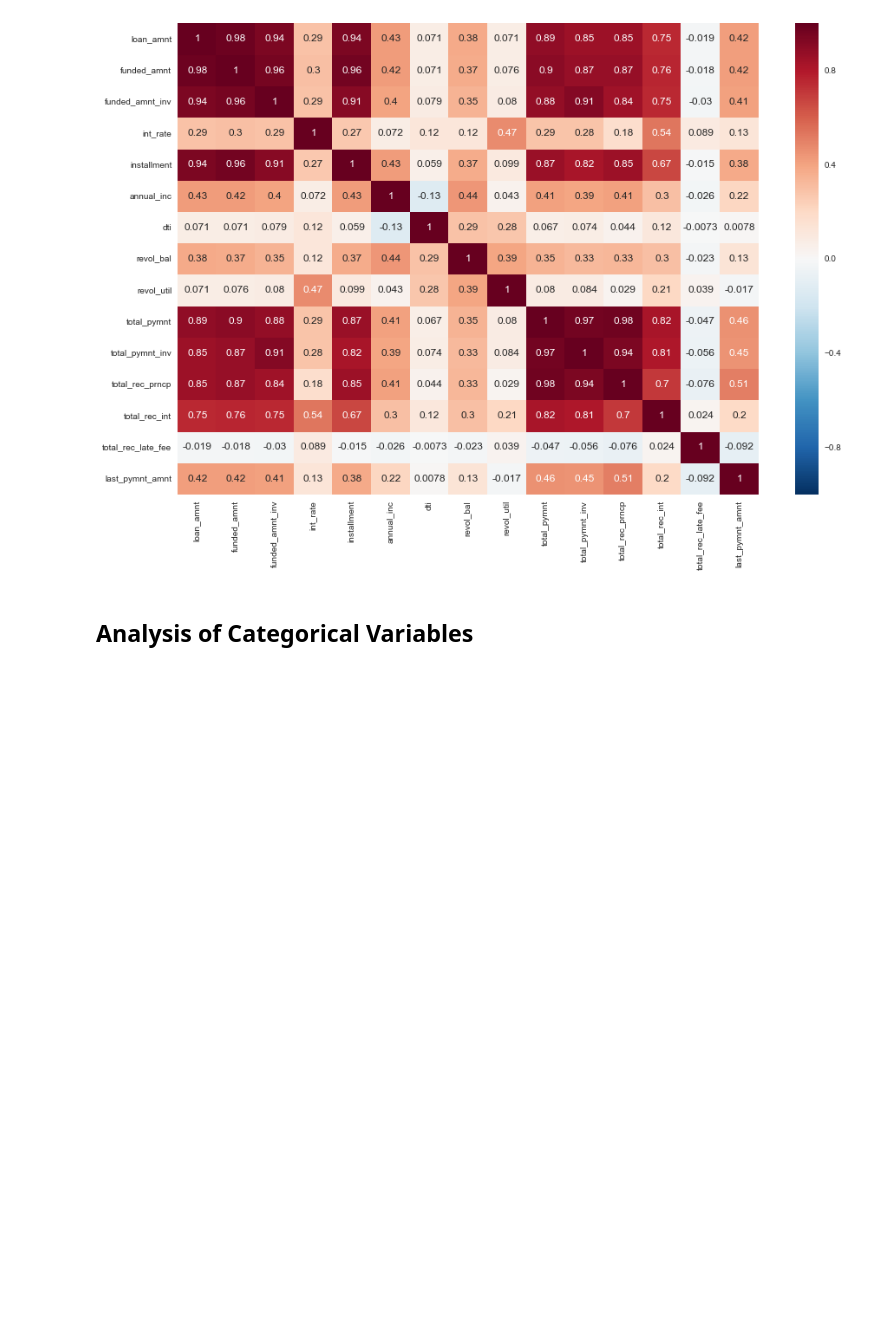
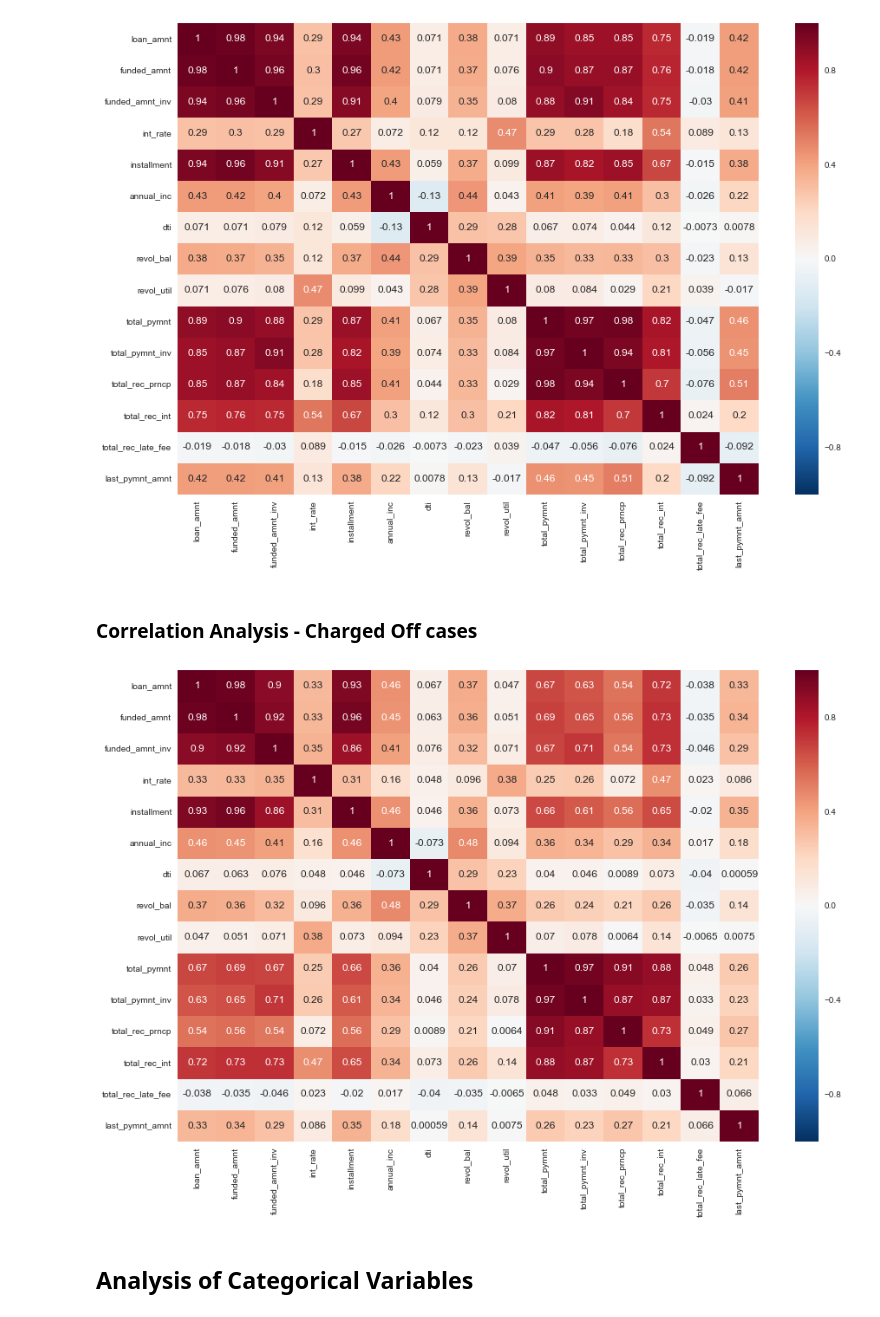
Before and after one commit to brijesh1100/P2-Gramener-Case-Study, a Jupyter notebook: EDA_Casestudy_Code_SS_v1.ipynb, the cells around one changed output. Saved outputs shown, nothing was run; the diff lists cells and outputs as text; code cells hidden in the pictures; blank space fills up the shorter version.

```diff
--- a/EDA_Casestudy_Code_SS_v1.ipynb
+++ b/EDA_Casestudy_Code_SS_v1.ipynb
@@ -372,3 +369,19 @@ Analysis b
+# %% [markdown]
+### Correlation Analysis - Charged Off cases
+# %%
+df_charged_off = df[df['loan_status'] == 'Charged Off']
+
+corr = df_charged_off[cont_cols].corr()
+
+plt.figure(figsize=(15, 10))
+
+sns.heatmap(corr,
+            xticklabels = corr.columns.values,
+            yticklabels = corr.columns.values,
+            annot = True);
+plt.show()
+# %% [output]
+[figure, added]
 # %% [markdown]
 ## Analysis of Categorical Variables
 # %% [markdown]
```
Also changed, not shown: parts of 4 cells of this notebook, 1 other file.
